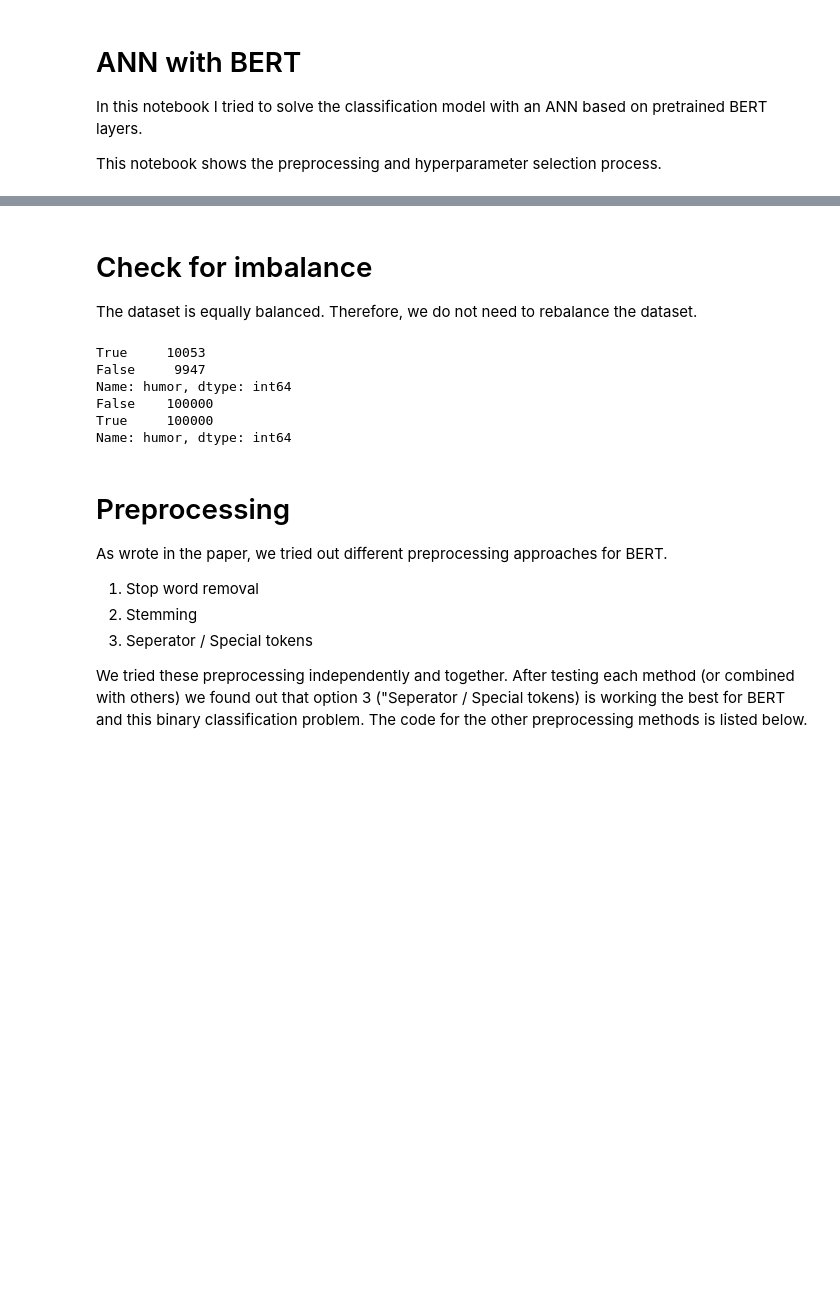
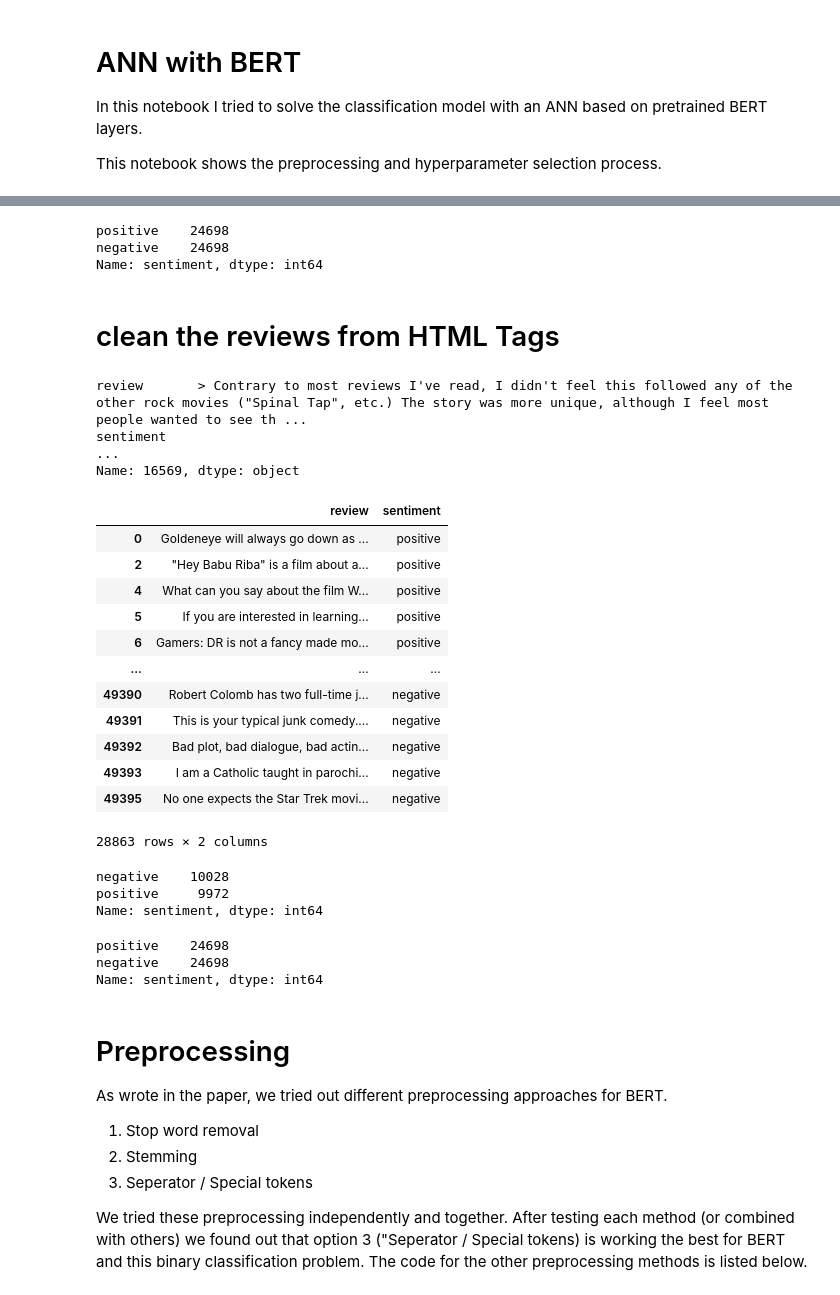
Before and after one commit to CodeMonkey01/DataMining1, a Jupyter notebook: ANN/Option_A/ANN_with_BERT_add_BERT_seperator.ipynb, the cells around one changed output, grey strips where cells are left out. Saved outputs shown, nothing was run; the diff lists cells and outputs as text; code cells hidden in the pictures; blank space fills up the shorter version.

Commit message:
feat: implementing BERT within the new dataset means

```diff
--- a/ANN/Option_A/ANN_with_BERT_add_BERT_seperator.ipynb
+++ b/ANN/Option_A/ANN_with_BERT_add_BERT_seperator.ipynb
@@ -44,0 +63,43 @@ NameError: name 'pd' is not defined
+# %%
+df_raw_pos = df_raw[df_raw["sentiment"]== "positive"]
+df_raw_neg = df_raw[df_raw["sentiment"]== "negative"]
+#drop the difference between the positive and negative set.
+df_raw_pos = df_raw_pos.iloc[186: , : ]
+df_raw = pd.concat([df_raw_pos,df_raw_neg], ignore_index=True)
+df_raw.sample(frac=1).reset_index(drop=True)
+#Check for balance now
+print(df_raw["sentiment"].value_counts())
+# %% [output]
+positive    24698
+negative    24698
+Name: sentiment, dtype: int64
+# %% [markdown]
+# clean the reviews from HTML Tags
+# %%
+df_raw.iloc[16569]
+df_raw.iloc[10808]
+df_raw.iloc[6610]
+df_raw.iloc[20822]
+# %% [output]
+review       > Contrary to most reviews I've read, I didn't feel this followed any of the other rock movies ("Spinal Tap", etc.) The story was more unique, although I feel most people wanted to see th ...
+sentiment                                                                                                                                                                                                ...
+Name: 16569, dtype: object
+# %%
+#20822, 6610, 10808, 16569
+#view the reviews with HTML tags in the sentences.
+#pd.set_option('display.max_colwidth', None)
+df_raw[df_raw['review'].str.contains(r'<[^<>]*>') == True]
+# %% [output]
+|  | review | sentiment |
+| 0 | Goldeneye will always go down as ... | positive |
+| 2 | "Hey Babu Riba" is a film about a... | positive |
+| 4 | What can you say about the film W... | positive |
+| 5 | If you are interested in learning... | positive |
+| 6 | Gamers: DR is not a fancy made mo... | positive |
+| ... | ... | ... |
+| 49390 | Robert Colomb has two full-time j... | negative |
+| 49391 | This is your typical junk comedy.... | negative |
+| 49392 | Bad plot, bad dialogue, bad actin... | negative |
+| 49393 | I am a Catholic taught in parochi... | negative |
+| 49395 | No one expects the Star Trek movi... | negative |
+28863 rows × 2 columns
@@ -46,19 +110,17 @@ NameError: name 'pd' is not defined
 # todo --> take (random) sample to speed up training
 df_sampled = df_raw.sample(20_000)
 df = df_raw
+print(df_sampled["sentiment"].value_counts())
+# %% [output]
+negative    10028
+positive     9972
+Name: sentiment, dtype: int64
-# %% [markdown]
-# Check for imbalance
-The dataset is equally balanced. Therefore, we do not need to rebalance the dataset.
-# %%
-print(df_sampled["humor"].value_counts())
-print(df["humor"].value_counts())
-# %% [output]
-True     10053
-False     9947
-Name: humor, dtype: int64
-False    100000
-True     100000
-Name: humor, dtype: int64
+# %%
+print(df_raw["sentiment"].value_counts())
+# %% [output]
+positive    24698
+negative    24698
+Name: sentiment, dtype: int64
 # %% [markdown]
 # Preprocessing
 
```
Also changed, not shown: parts of 25 cells of this notebook.
